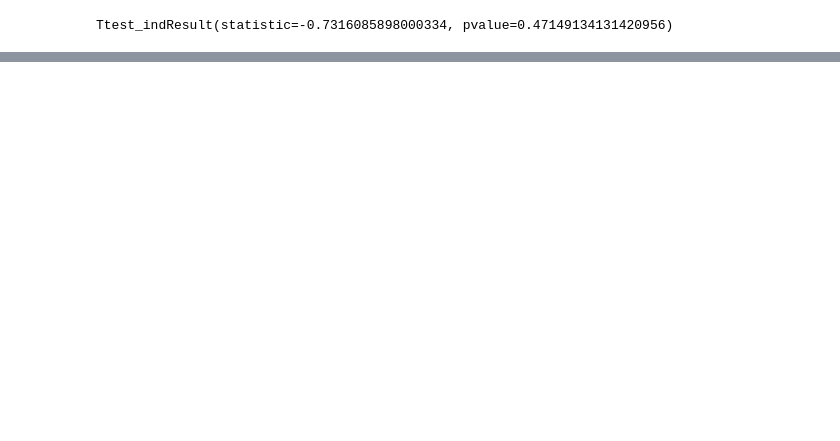
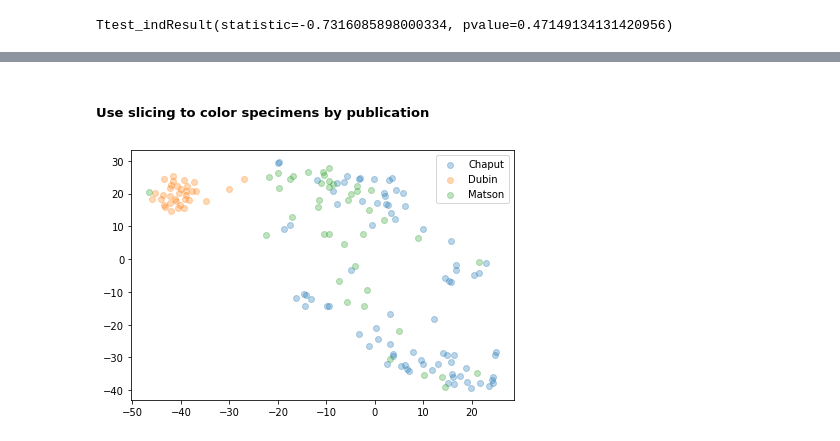
Before and after one commit to um-dang/intro-python-16S-analysis, a Jupyter notebook: A_Gentle_Introduction_to_Data_Science_with_Python.ipynb, the cells around one changed output, grey strips where cells are left out. Drawn from its saved outputs; the diff is of its cells as text; code cells hidden in the pictures; blank space fills up the shorter version.

```diff
--- a/A_Gentle_Introduction_to_Data_Science_with_Python.ipynb
+++ b/A_Gentle_Introduction_to_Data_Science_with_Python.ipynb
@@ -297,0 +395,7 @@ Ttest_indResult(statistic=-0.7316085898000334, pvalue=0.47149134131420956)
+# %%
+distance_mat = distance_full.pivot(
+    index='sample_1',
+    columns='sample_2',
+    values='Z_1'
+)
+distance_mat
@@ -297,0 +530,20 @@ Ttest_indResult(statistic=-0.7316085898000334, pvalue=0.47149134131420956)
+# %% [markdown]
+##### Use slicing to color specimens by publication
+# %%
+fig, ax = plt.subplots()
+tsne_result = tsne_perplexity[20]
+for publication, p_metadata in metadata.groupby('Publication_ID'):
+    tsne_publication = tsne_result[
+        tsne_result.index.map(lambda sp: sp in set(p_metadata.Sample_ID))
+    ]
+    ax.scatter(
+        x=tsne_publication[0],
+        y=tsne_publication[1],
+        label=publication,
+        alpha=0.3
+    )
+ax.legend()
+plt.tight_layout()
+plt.show()
+# %% [output]
+[figure, added]
```
Also changed, not shown: parts of 24 cells of this notebook.
